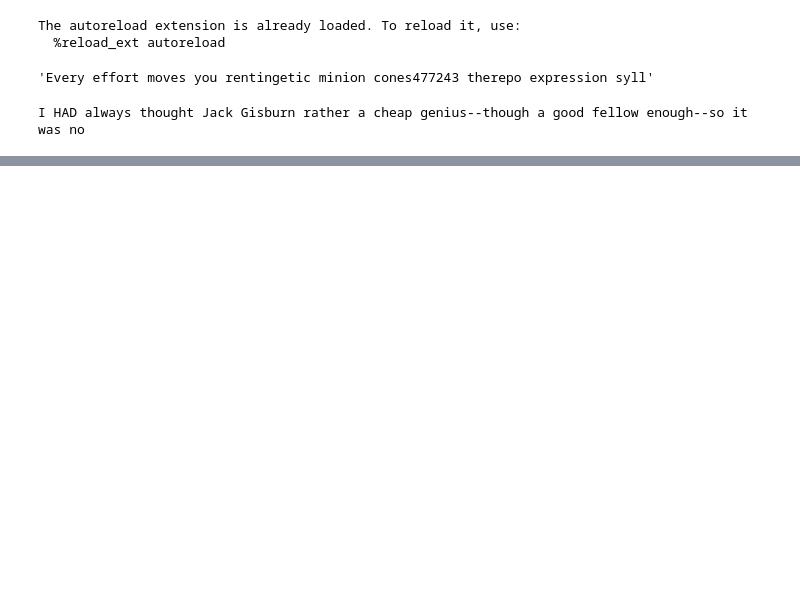
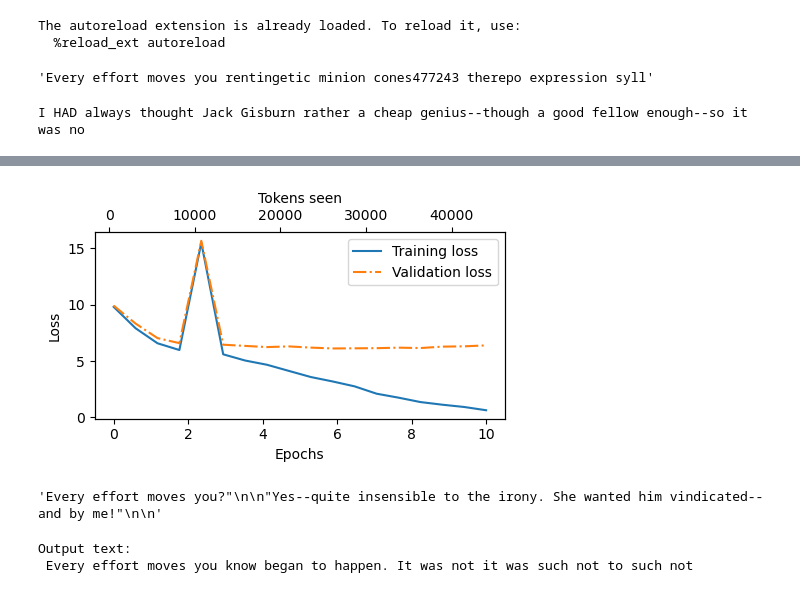
Before and after one commit to zijianwu/llms_from_scratch, a Jupyter notebook: chapter5.ipynb, the cells around one changed output, grey strips where cells are left out. Cells and saved outputs as stored; diff of their text form; code cells hidden in the pictures; blank space fills up the shorter version.

Commit message:
add utility functions for loss plotting, model training, and dataset handling

```diff
--- a/chapter5.ipynb
+++ b/chapter5.ipynb
@@ -57,3 +59,27 @@ else:
 print(text_data[:99])
 # %% [output]
 I HAD always thought Jack Gisburn rather a cheap genius--though a good fellow enough--so it was no
+# %%
+train_data = text_data[:int(len(text_data) * 0.9)]
+val_data = text_data[int(len(text_data) * 0.9):]
+# %%
+torch.manual_seed(123)
+train_loader = create_dataloader_v1(
+    train_data,
+    batch_size=2,
+    max_length=GPT_CONFIG_124M["context_length"],
+    stride=GPT_CONFIG_124M["context_length"],
+    drop_last=True,
+    shuffle=True,
+    num_workers=0
+)
+
+val_loader = create_dataloader_v1(
+    val_data,
+    batch_size=2,
+    max_length=GPT_CONFIG_124M["context_length"],
+    stride=GPT_CONFIG_124M["context_length"],
+    drop_last=True,
+    shuffle=True,
+    num_workers=0
+)
@@ -59,0 +108,13 @@ I HAD always thought Jack Gisburn rather a cheap genius--though a good fellow en
+# %%
+torch.manual_seed(123)
+device = torch.device("cuda" if torch.cuda.is_available() else "cpu")
+model = GPTModel(GPT_CONFIG_124M)
+model.to(device)
+optimizer = torch.optim.AdamW(model.parameters(), lr=0.0004, weight_decay=0.1)
+num_epochs = 10
+train_losses, val_losses, tokens_seen = train_model_simple(
+    model=model, train_loader=train_loader, val_loader=val_loader,
+    optimizer=optimizer, device=device, num_epochs=num_epochs,
+    eval_freq=5, eval_iter=5,
+    start_context="Every effort moves you", tokenizer=tokenizer
+)
@@ -59,0 +139,33 @@ I HAD always thought Jack Gisburn rather a cheap genius--though a good fellow en
+# %%
+epochs_tensor = torch.linspace(0, num_epochs, len(train_losses))
+plot_losses(epochs_tensor, tokens_seen, train_losses, val_losses)
+# %% [output]
+[figure, added]
+# %%
+tokenizer = tiktoken.get_encoding('gpt2')
+model.eval()
+model.to('cpu')
+token_ids = generate_text_simple(model=model,
+    idx=text_to_token_ids("Every effort moves you", tokenizer),
+    max_new_tokens=25,
+    context_size=GPT_CONFIG_124M['context_length']
+)
+token_ids_to_text(token_ids=token_ids, tokenizer=tokenizer)
+# %% [output]
+'Every effort moves you?"\n\n"Yes--quite insensible to the irony. She wanted him vindicated--and by me!"\n\n'
+# %%
+torch.manual_seed(123)
+
+token_ids = generate(
+    model=model,
+    idx=text_to_token_ids("Every effort moves you", tokenizer),
+    max_new_tokens=15,
+    context_size=GPT_CONFIG_124M["context_length"],
+    top_k=25,
+    temperature=1.4
+)
+
+print("Output text:\n", token_ids_to_text(token_ids, tokenizer))
+# %% [output]
+Output text:
+ Every effort moves you know began to happen. It was not it was such not to such not
```
Also changed, not shown: parts of 6 cells of this notebook, 1 other file.
